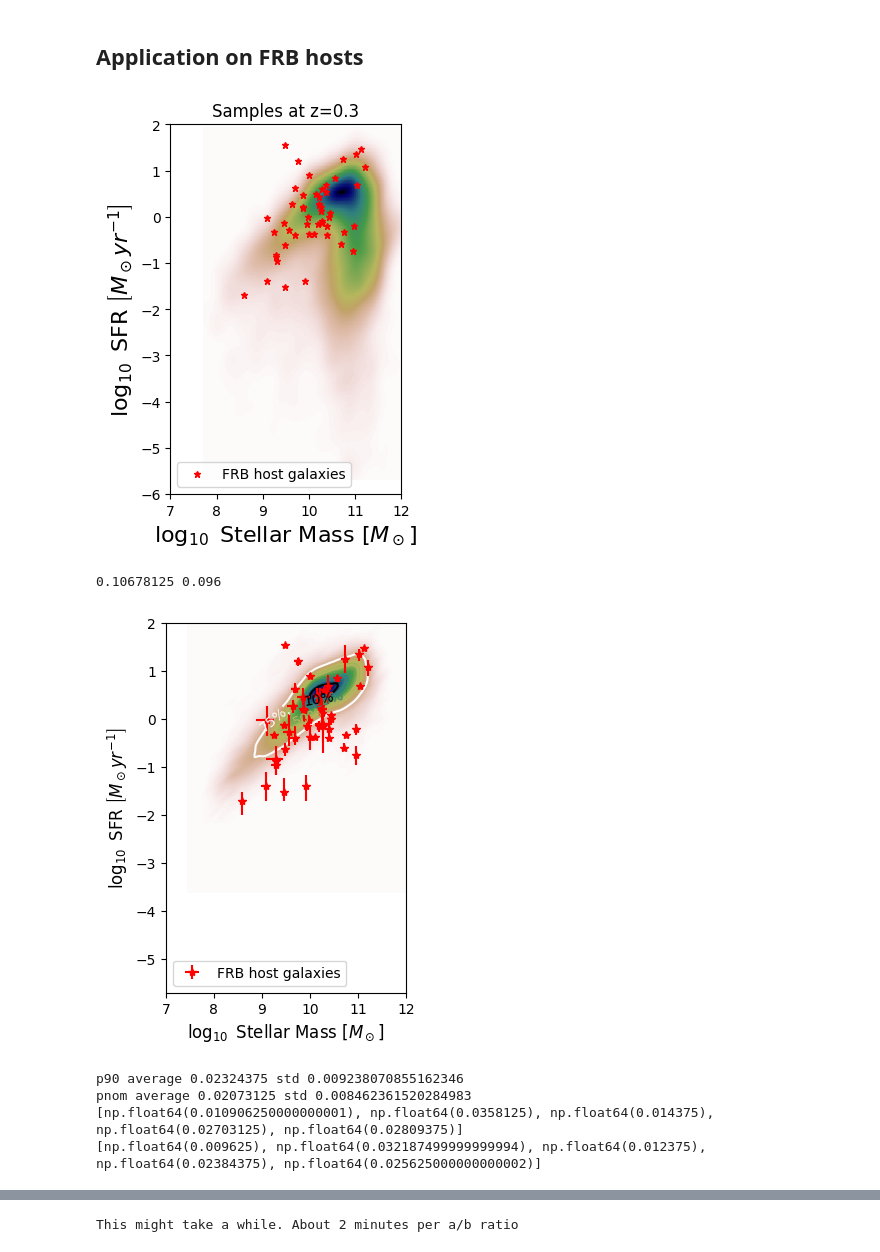
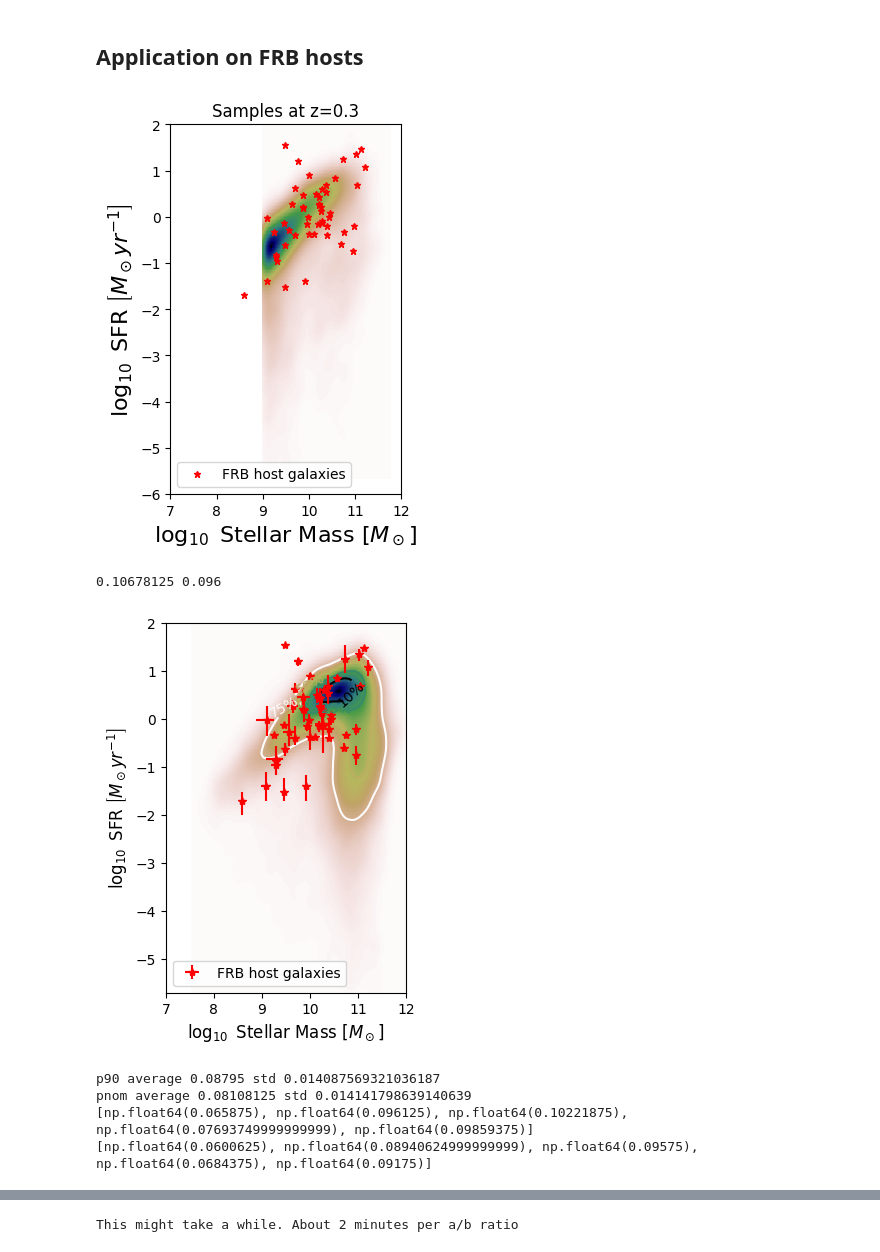
Before and after one commit to hoasaf3/host-galaxies-stats, a Jupyter notebook: frb_hosts_stats.ipynb, the cells around one changed output, grey strips where cells are left out. Saved outputs shown, nothing was run; the diff lists cells and outputs as text; code cells hidden in the pictures.

Commit message:
Added metallicity to Table 3

```diff
--- a/frb_hosts_stats.ipynb
+++ b/frb_hosts_stats.ipynb
@@ -359,37 +375,39 @@ def create_z_to_logpdf_w_opt(host_galaxies, prob_density, a, b):
 Example:
 Generate samples with continuity model and optical selection bias,
 plot results with FRB host galaxies
 Note: the background density represents a single redshift, whereas each host-
       galaxy has different z, and plotted here just for a crude comparison.
 """
 
 z = 0.3  # np.median(frb_hosts['z'])  # 0.2417
 
 # Create logpdf
-# logpdf = logpdfs.get_logpdf(z, prob_density)
+logpdf = logpdfs.get_logpdf(z, prob_density)
 # logpdf = logpdfs.get_weighted_logpdf(logpdf, 1, 0)  # mass-weighted, no optical lnprior
-logpdf = get_wlogpdf_w_opt(z, prob_density, 1, 0)  # mass-weighted with optical lnprior
+# logpdf = get_wlogpdf_w_opt(z, prob_density, 1, 0)  # mass-weighted with optical lnprior
 # logpdf = get_wlogpdf_w_opt(z, prob_density, 0, 1)  # sfr-weighted with optical lnprior
 # logpdf = get_gc_logpdf_w_opt(z, prob_density)  # gc-weighted with optical lnprior
+logpdf = lnprior_optical_bias(logpdf, z_to_selection_factor[z],
+                              metallicity_fix=True)  # metallicity-weighted
 
 # Generate samples
 logpdf_samples = mc.get_samples(logpdf, steps=1000)
 
 # Plot samples
-ax = mc.plot_from_samples(logpdf_samples)
+ax,_, _ = mc.plot_from_samples(logpdf_samples)
 
 # Further customization
 ax.plot(np.log10(frb_hosts['Mstar']), np.log10(frb_hosts['SFR']),
         '*', color='red', markersize=5, label="FRB host galaxies")
 ax.set_xlim([7, 12])
 ax.set_ylim([-6,2])
 ax.set_xlabel(r"$\log_{10}$" + " Stellar Mass " + r"$\left[M_\odot\right]$", fontsize=16)
 ax.set_ylabel(r"$\log_{10}$" + " SFR " + r"$\left[M_\odot yr^{-1}\right]$", fontsize=16)
 ax.set_title(f"Samples at z={z}")
 ax.legend()
 plt.show()
 # %% [output]
-[figure, old version]
+[figure, new version]
 # %%
 # Example: calculate p90, pnom
 frb_values = np.vstack([np.log10(frb_hosts['Mstar']) ,np.log10(frb_hosts['SFR']), frb_hosts['z']])
@@ -407,8 +425,8 @@ z = 0.3  # np.median(frb_hosts['z'])  # 0.2417
 
 # Create logpdf
 # logpdf = get_wlogpdf_w_opt(z, prob_density, 1, 0)  # mass-weighted
-logpdf = get_wlogpdf_w_opt(z, prob_density, 0, 1)  # sfr-weighted
-# logpdf = get_wlogpdf_w_opt(z, prob_density, 1, 10**10.2)  # a/b peak
+# logpdf = get_wlogpdf_w_opt(z, prob_density, 0, 1)  # sfr-weighted
+logpdf = get_wlogpdf_w_opt(z, prob_density, 1, 10**9.62)  # a/b peak
 # logpdf = get_gc_logpdf_w_opt(z, prob_density)  # gc-weighted
 
 # Generate samples
@@ -445,17 +463,20 @@ ax.set_ylim([sfrmin,sfrmax])
 ax.set_xlabel(r"$\log_{10}$" + " Stellar Mass " + r"$\left[M_\odot\right]$", fontsize=12)
 ax.set_ylabel(r"$\log_{10}$" + " SFR " + r"$\left[M_\odot yr^{-1}\right]$", fontsize=12)
 ax.legend()
-plt.savefig('Figures/Figure1_sfr.pdf', bbox_inches='tight', transparent=True)
+plt.savefig('Figures/Figure1_ab_peak.pdf', bbox_inches='tight', transparent=True)
 # %% [output]
-[figure, old version]
+[figure, new version]
 # %%
 ''' Table 3 '''
 
 # Create logpdf
-z_to_logpdf = create_z_to_logpdf_w_opt(frb_hosts, prob_density, 1, 0)  # mass-weighted with optical lnprior
+# z_to_logpdf = create_z_to_logpdf_w_opt(frb_hosts, prob_density, 1, 0)  # mass-weighted with optical lnprior
 # z_to_logpdf = create_z_to_logpdf_w_opt(frb_hosts, prob_density, 0, 1)  # sfr-weighted with optical lnprior
 # z_to_logpdf = {z: get_gc_logpdf_w_opt(z, prob_density)
 #                for z in frb_hosts['z']}  # gc-weighted with optical lnprior
+
+frb_hosts = frb_hosts[frb_hosts['Mstar'] > 10**M_C_SHARMA].reset_index()  # remove lower-masses (20210117A)
+z_to_logpdf = create_z_to_logpdf_metallicty(frb_hosts, prob_density)  # metallicity-weighted
 
 # Calculate p90 and pnom 3 times
 frb_values = np.vstack([np.log10(frb_hosts['Mstar']),
@@ -477,10 +498,10 @@ print("pnom average", np.average(p_nom_vals), "std", np.std(p_nom_vals))
 print(p90_vals)
 print(p_nom_vals)
 # %% [output]
-p90 average 0.02324375 std 0.009238070855162346
-pnom average 0.02073125 std 0.008462361520284983
-[np.float64(0.010906250000000001), np.float64(0.0358125), np.float64(0.014375), np.float64(0.02703125), np.float64(0.02809375)]
-[np.float64(0.009625), np.float64(0.032187499999999994), np.float64(0.012375), np.float64(0.02384375), np.float64(0.025625000000000002)]
+p90 average 0.08795 std 0.014087569321036187
+pnom average 0.08108125 std 0.014141798639140639
+[np.float64(0.065875), np.float64(0.096125), np.float64(0.10221875), np.float64(0.07693749999999999), np.float64(0.09859375)]
+[np.float64(0.0600625), np.float64(0.08940624999999999), np.float64(0.09575), np.float64(0.0684375), np.float64(0.09175)]
 # %%
 ''' Conservative set - Table 3'''
 
```
Also changed, not shown: parts of 5 cells of this notebook.
